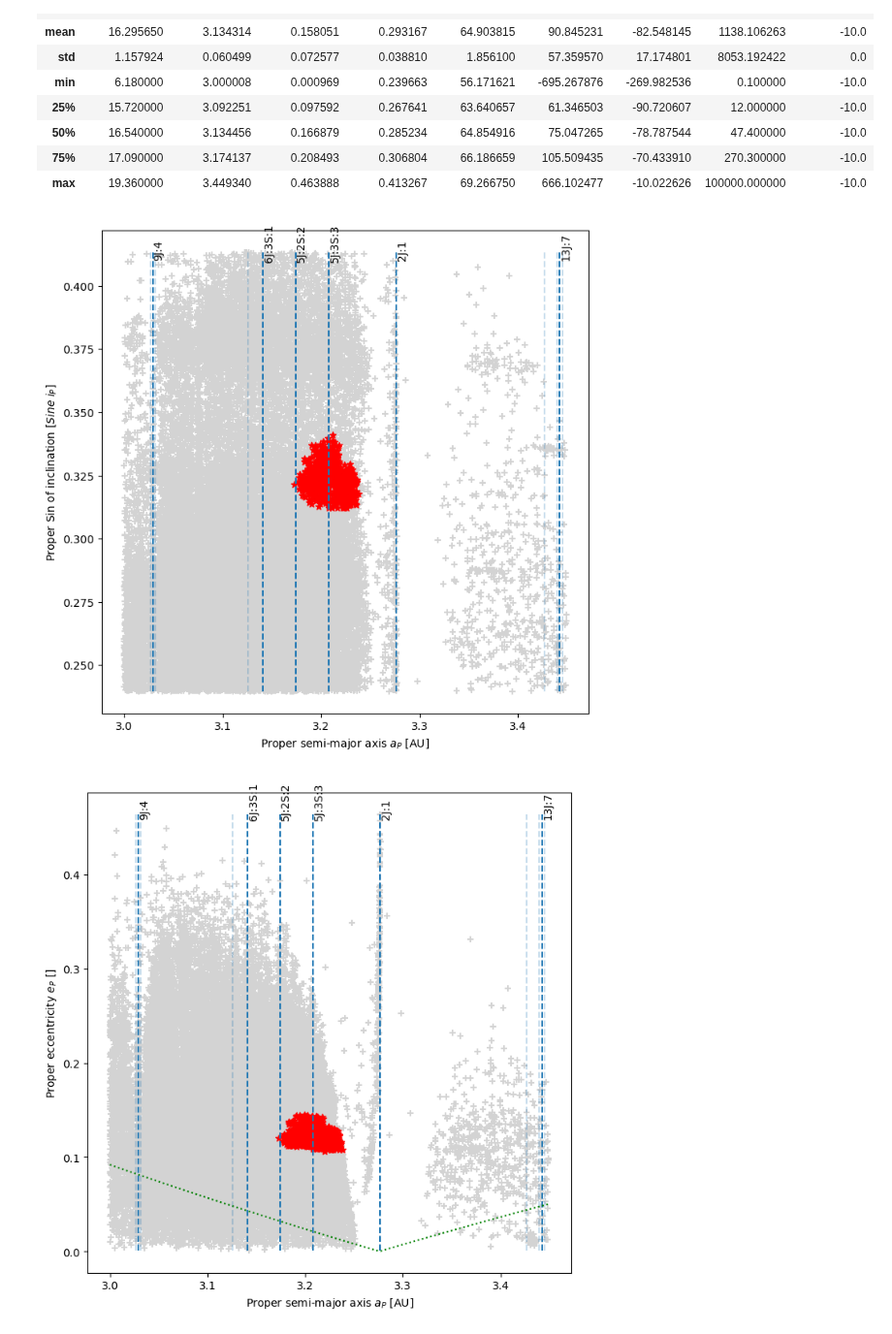
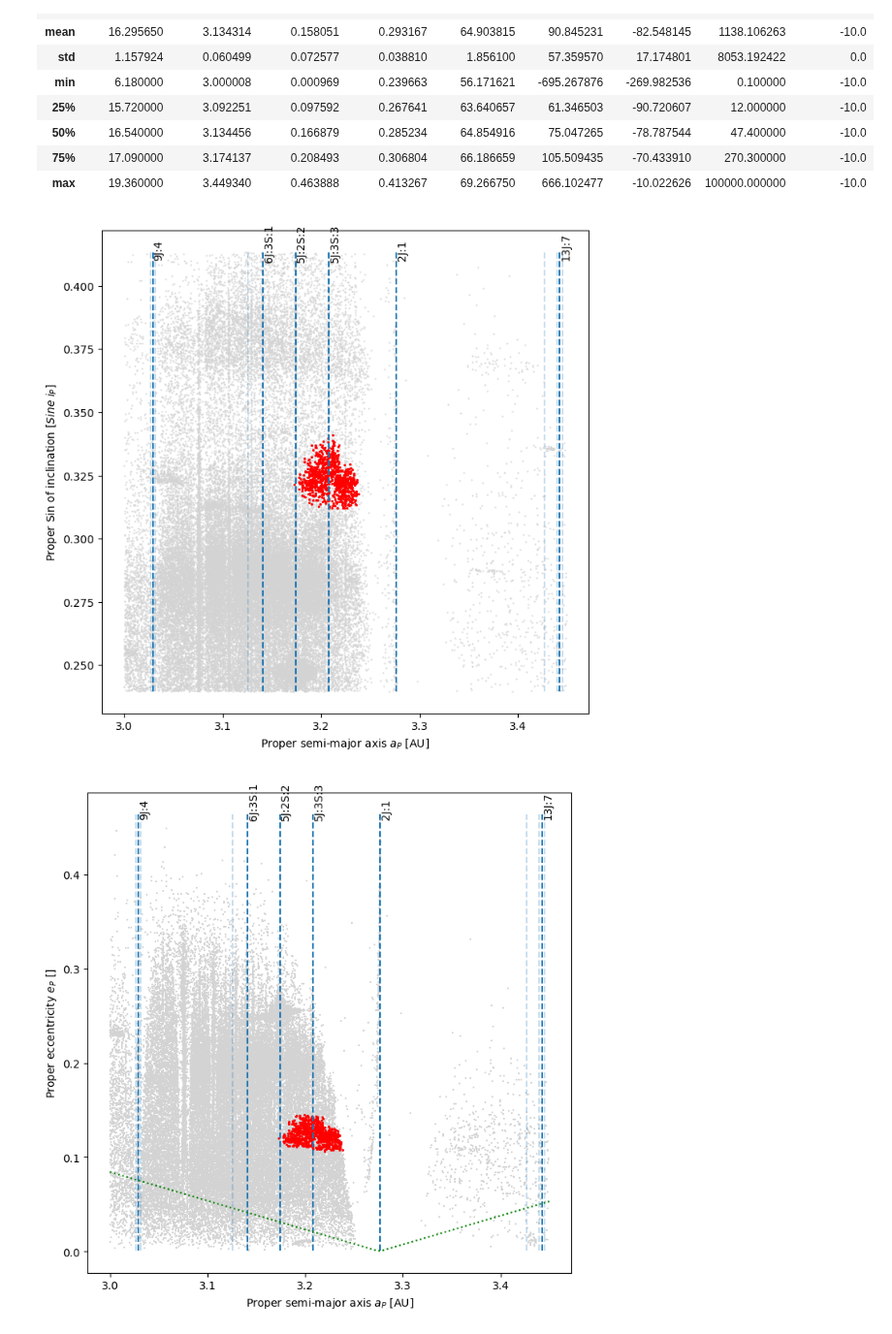
Before and after one commit to crankymax/asteroid_families, a Jupyter notebook: jupyter_notebooks/Luthera_Family_Analysis_AUG15.ipynb, the cells around one changed output. Shown at 97% size. Saved outputs shown, nothing was run; the diff lists cells and outputs as text; code cells hidden in the pictures.

```diff
--- a/jupyter_notebooks/Luthera_Family_Analysis_AUG15.ipynb
+++ b/jupyter_notebooks/Luthera_Family_Analysis_AUG15.ipynb
@@ -123,10 +109,10 @@ a_range = np.linspace(1.8, 3.9, 1000)
 
 # We want the e for jupiter_p for an a
 #d_a = a(1-e)
-jupiter_crossing_e = (jupiter_p/a_range)-1
+jupiter_crossing_e = (a_range/jupiter_p)-1
 jupiter_q = np.vstack([a_range, jupiter_crossing_e])
 
-mars_crossing_e = 1-(mars_a/a_range)
+mars_crossing_e = 1-(a_range/mars_a)
 mars_Q = np.vstack([a_range, mars_crossing_e])
 
 plot_values = np.where((jupiter_q[0,:]>=3.17) & (jupiter_q[0,:]<=3.24))[0]
@@ -135,25 +121,6 @@ def plot_js_crossing_e(ax,x_min, x_max):
     plot_values = np.where((jupiter_q[0,:]>=x_min) & (jupiter_q[0,:]<=x_max))[0]
     ax.plot(mars_Q[:,np.array(plot_values)][0],mars_Q[:,np.array(plot_values)][1])
     ax.plot(jupiter_q[:,np.array(plot_values)][0],jupiter_q[:,np.array(plot_values)][1])
-
-
-def plot_crossing_e(ax, sma_min, sma_max, sma):
-    a_range = np.linspace(sma_min, sma_max, 100)
-
-    if sma > sma_max:
-        crossing_e = (sma/a_range-1)
-    elif sma > sma_min and sma < sma_max:
-        sma_index = np.where(a_range >= sma)[0]
-        crossing_e_1 = (sma/a_range[:sma_index[0]])-1
-        crossing_e_2 = 1-(sma/a_range[sma_index[0]:])
-        crossing_e = np.concatenate([crossing_e_1, crossing_e_2])
-    else:
-        crossing_e = 1-(sma/a_range)
-
-    crossing_sma_e = np.vstack([a_range, crossing_e])
-
-    plot_values = np.where((crossing_sma_e[0,:]>=sma_min) & (crossing_sma_e[0,:]<=sma_max))[0]
-    ax.plot(crossing_sma_e[:,np.array(plot_values)][0],crossing_sma_e[:,np.array(plot_values)][1], 'g:')
 # %%
 sma_range = (3.15, 3.26)
 
@@ -437,7 +470,7 @@ this plot includes:
 * MMR resonance lines
 * Secular resonance lines
 # %%
-all_proper = pd.read_hdf(project_dir + 'afp_proper_elements.h5')
+all_proper = pd.read_hdf(project_dir / 'afp_proper_elements.h5')
 # %%
 #define the neighbourhood
 luth_a_min = luth_fam.a_P.min()
@@ -471,34 +504,34 @@ neighbr_asteroids.describe()
 # %%
 sma_range = (neighbr_a_min, neighbr_a_max)
 
 fig, ax = plt.subplots(figsize=(8, 8))
-ax.scatter(data=neighbr_asteroids, x='a_P',y='sineI_P', marker="+", c='lightgrey')
-ax.scatter(data=luth_fam, x='a_P',y='sineI_P', edgecolors='red', marker="*", c='red')
+ax.scatter(data=neighbr_asteroids, x='a_P',y='sineI_P', marker=".", c='lightgrey', s=1)
+ax.scatter(data=luth_fam, x='a_P',y='sineI_P', edgecolors='red', marker="*", c='red', s=2)
 
 luth_ie = luth_fam[luth_fam.ast_name == '1303'][['a_P','sineI_P']].values
 
 ax.plot(luth_ie[0][0],luth_ie[0][1], 'ro', markersize=10)
 
 ax.set_xlabel("Proper semi-major axis $a_P$ [AU]")
 ax.set_ylabel("Proper Sin of inclination [$Sine ~i_P$]")
 
 plot_mmrs(ax, sma_range, neighbr_i_min, neighbr_i_max, min_strength=1e-12)
 
 plt.savefig(plot_dir / "neighbour_ai.png", dpi=300)
 plt.show()
 
 fig, ax = plt.subplots(figsize=(8, 8))
-ax.scatter(data=neighbr_asteroids, x='a_P',y='e_P', marker="+", c='lightgrey')
-ax.scatter(data=luth_fam, x='a_P',y='e_P', edgecolors='red', marker="*", c='red')
+ax.scatter(data=neighbr_asteroids, x='a_P',y='e_P', marker="+", c='lightgrey', s=1)
+ax.scatter(data=luth_fam, x='a_P',y='e_P', edgecolors='red', marker="*", c='red', s=2)
 
 luth_ie = luth_fam[luth_fam.ast_name == '1303'][['a_P','e_P']].values
 ax.plot(luth_ie[0][0],luth_ie[0][1], 'ro', markersize=10)
 ax.set_xlabel("Proper semi-major axis $a_P$ [AU]")
 ax.set_ylabel("Proper eccentricity $e_P$ []")
 plot_mmrs(ax, sma_range, neighbr_asteroids.e_P.min(), neighbr_asteroids.e_P.max(), min_strength=1e-12)
 plot_crossing_e(ax, sma_range[0], sma_range[1], 3.276)
 plt.savefig(plot_dir / "neighbour_ae.png", dpi=300)
 plt.show()
 # %% [output]
-[figure, old version]
+[figure, new version]
-[figure, old version]
+[figure, new version]
```
Also changed, not shown: parts of 8 cells of this notebook, 3 other files.
